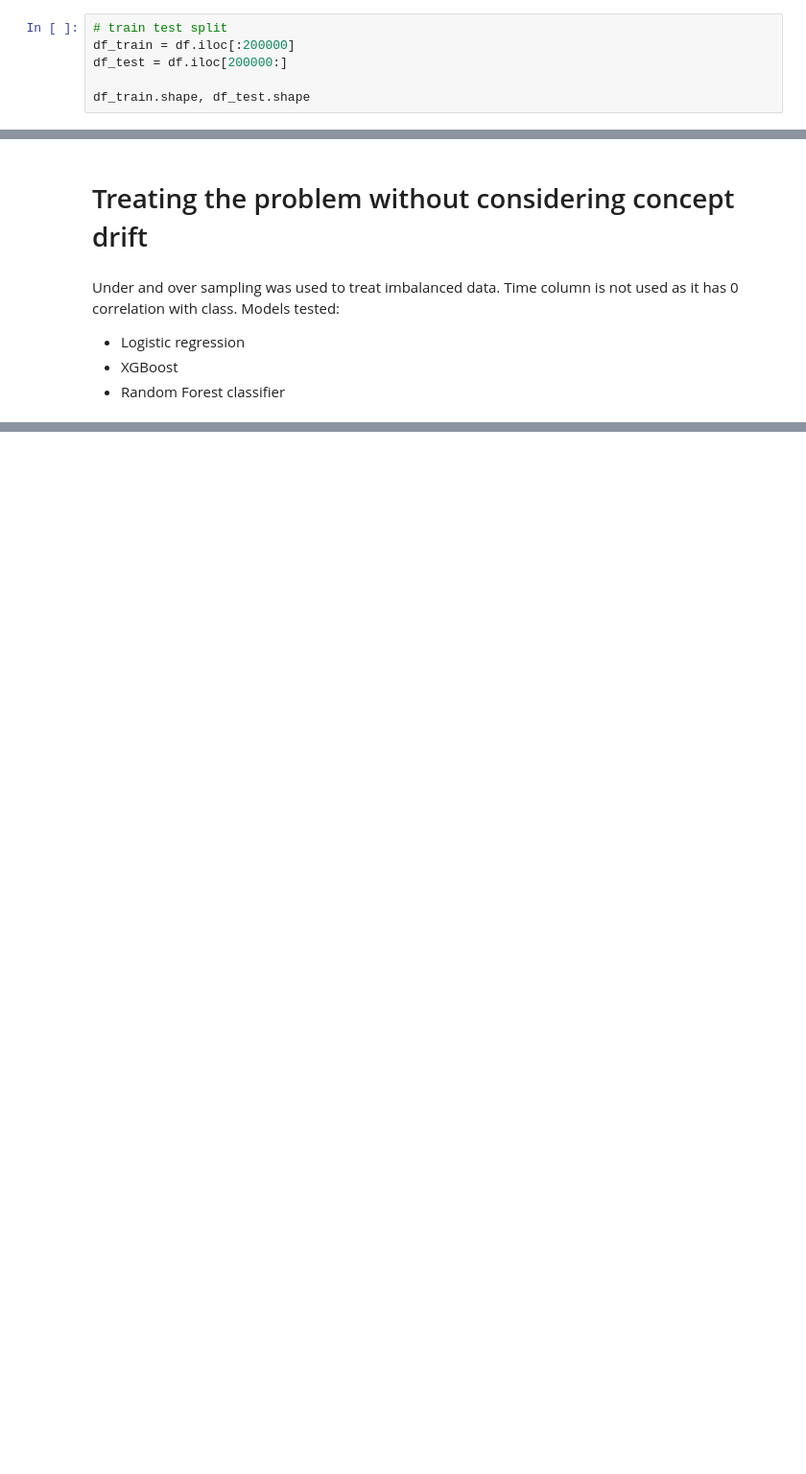
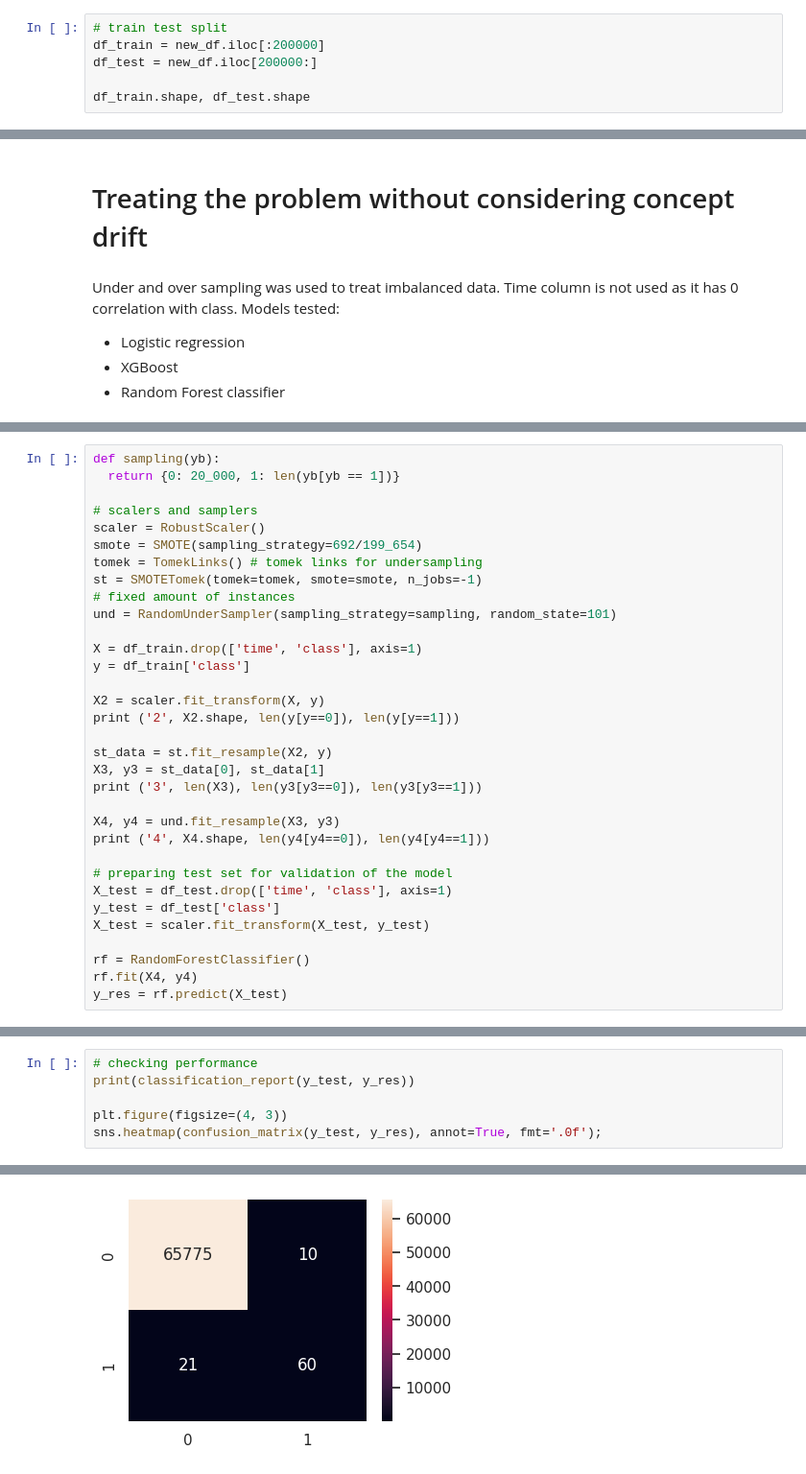
Before and after one commit to ltrafael/credit_fraud_detection, a Jupyter notebook: Credit_and_fraud.ipynb, the cells around one changed output, grey strips where cells are left out. Shown at 96% size. Cells and saved outputs as stored; diff of their text form; blank space fills up the shorter version.

```diff
--- a/Credit_and_fraud.ipynb
+++ b/Credit_and_fraud.ipynb
@@ -205,8 +228,8 @@ upper_bound = Q3 + (3 * IQR)
 new_df = df[(df['amount'] >= lower_bound) & (df['amount'] <= upper_bound)]
 # %%
 # train test split
-df_train = df.iloc[:200000]
-df_test = df.iloc[200000:]
+df_train = new_df.iloc[:200000]
+df_test = new_df.iloc[200000:]
 
 df_train.shape, df_test.shape
 # %% [output]
@@ -254,0 +301,33 @@ KeyError: 'test_precision'
+# %%
+def sampling(yb):
+  return {0: 20_000, 1: len(yb[yb == 1])}
+
+# scalers and samplers
+scaler = RobustScaler()
+smote = SMOTE(sampling_strategy=692/199_654)
+tomek = TomekLinks() # tomek links for undersampling
+st = SMOTETomek(tomek=tomek, smote=smote, n_jobs=-1)
+# fixed amount of instances
+und = RandomUnderSampler(sampling_strategy=sampling, random_state=101)
+
+X = df_train.drop(['time', 'class'], axis=1)
+y = df_train['class']
+
+X2 = scaler.fit_transform(X, y)
+print ('2', X2.shape, len(y[y==0]), len(y[y==1]))
+
+st_data = st.fit_resample(X2, y)
+X3, y3 = st_data[0], st_data[1]
+print ('3', len(X3), len(y3[y3==0]), len(y3[y3==1]))
+
+X4, y4 = und.fit_resample(X3, y3)
+print ('4', X4.shape, len(y4[y4==0]), len(y4[y4==1]))
+
+# preparing test set for validation of the model
+X_test = df_test.drop(['time', 'class'], axis=1)
+y_test = df_test['class']
+X_test = scaler.fit_transform(X_test, y_test)
+
+rf = RandomForestClassifier()
+rf.fit(X4, y4)
+y_res = rf.predict(X_test)
@@ -254,0 +356,7 @@ KeyError: 'test_precision'
+# %%
+# checking performance
+print(classification_report(y_test, y_res))
+
+plt.figure(figsize=(4, 3))
+sns.heatmap(confusion_matrix(y_test, y_res), annot=True, fmt='.0f');
+# %% [output]
@@ -254,0 +371 @@ KeyError: 'test_precision'
+[figure, added]
```
Also changed, not shown: parts of 25 cells of this notebook.
